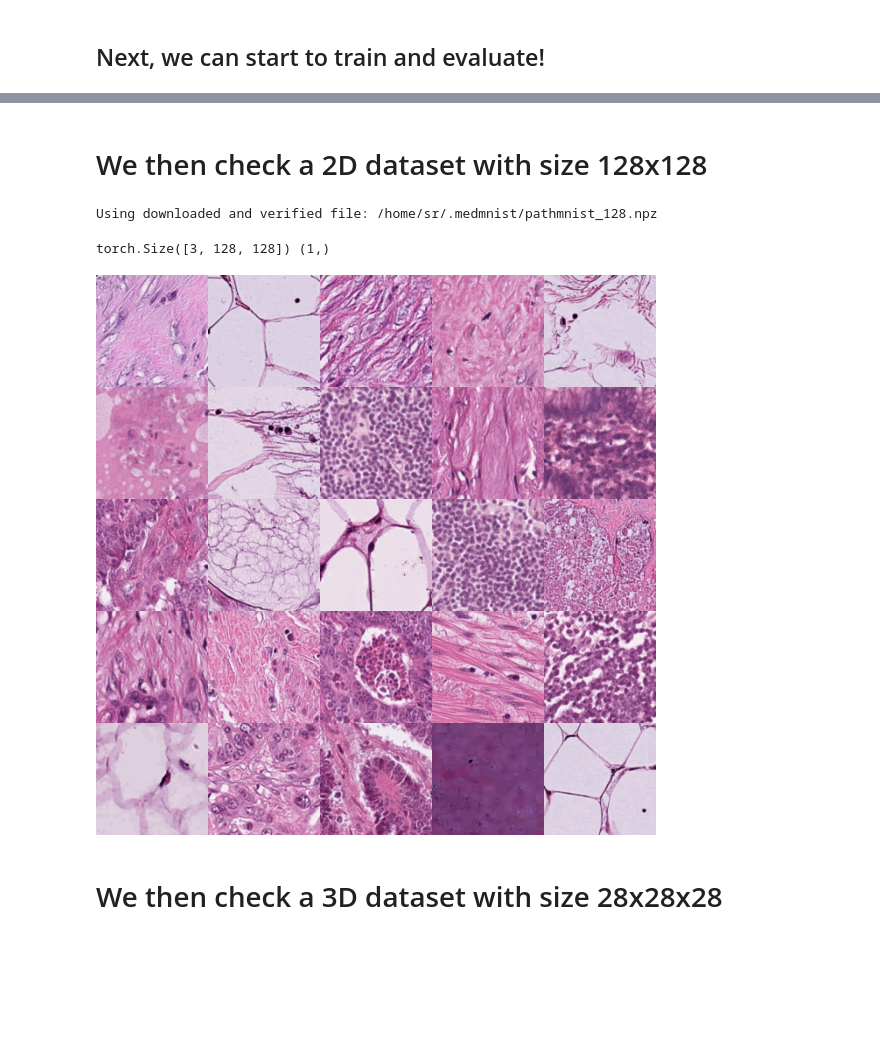
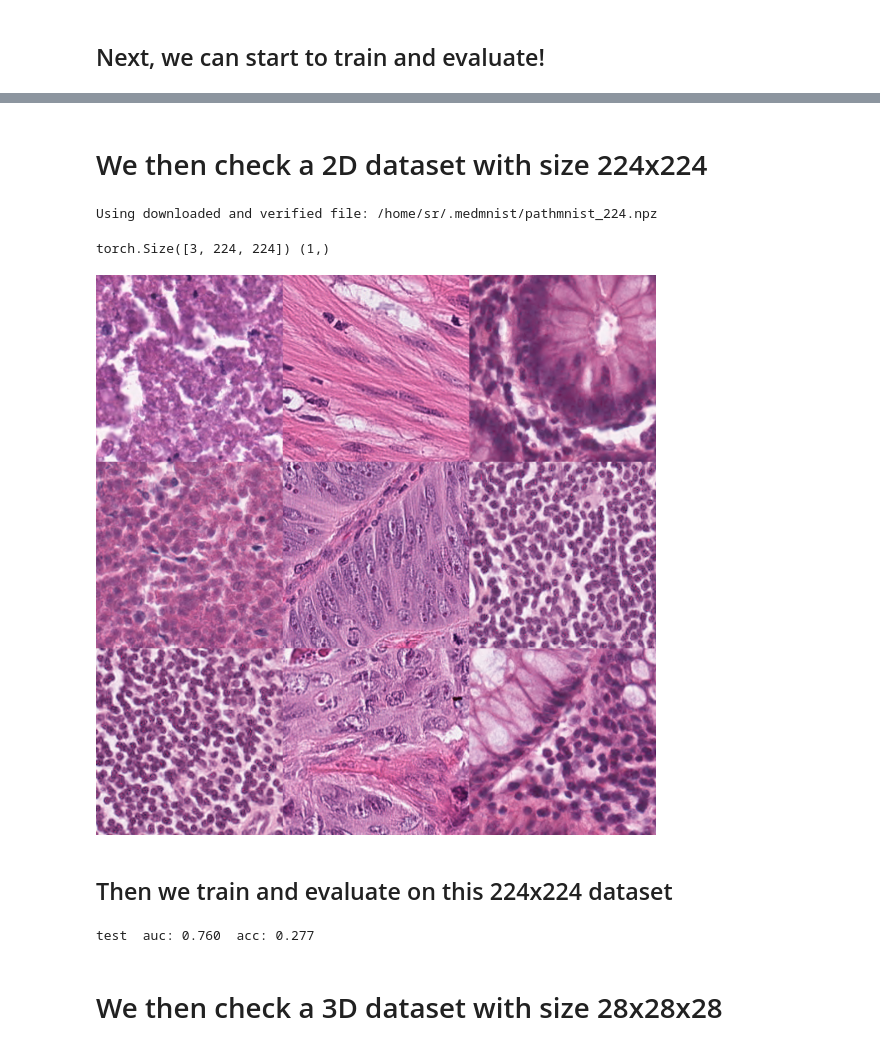
Before and after one commit to MedMNIST/MedMNIST, a Jupyter notebook: examples/getting_started.ipynb, the cells around one changed output, grey strips where cells are left out. Cells and saved outputs as stored; diff of their text form; code cells hidden in the pictures; blank space fills up the shorter version.

Commit message:
update medmnist+ details

```diff
--- a/examples/getting_started.ipynb
+++ b/examples/getting_started.ipynb
@@ -221,5 +221,5 @@ test  auc: 0.959  acc:0.785
 # %% [markdown]
-# We then check a 2D dataset with size 128x128
+# We then check a 2D dataset with size 224x224
 # %%
 data_flag = 'pathmnist'
 download = True
@@ -228,19 +228,21 @@ info = INFO[data_flag]
 DataClass = getattr(medmnist, info['python_class'])
 
 # load the data
-train_dataset = DataClass(split='train', transform=data_transform, download=download, size=128, mmap_mode='r')
+train_dataset = DataClass(split='train', transform=data_transform, download=download, size=224, mmap_mode='r')
 
 # encapsulate data into dataloader form
 train_loader = data.DataLoader(dataset=train_dataset, batch_size=BATCH_SIZE, shuffle=True)
 # %% [output]
-Using downloaded and verified file: /home/sr/.medmnist/pathmnist_128.npz
+Using downloaded and verified file: /home/sr/.medmnist/pathmnist_224.npz
 # %%
 x, y = train_dataset[0]
 
 print(x.shape, y.shape)
 # %% [output]
-torch.Size([3, 128, 128]) (1,)
+torch.Size([3, 224, 224]) (1,)
 # %%
-train_dataset.montage(length=5)
+train_dataset.montage(length=3)
 # %% [output]
-[figure, old version]
+[figure, new version]
+# %% [markdown]
+## Then we train and evaluate on this 224x224 dataset
@@ -247,3 +282,27 @@ train_dataset.montage(length=5)
+# %%
+split = 'test'
+
+model.eval()
+y_true = torch.tensor([])
+y_score = torch.tensor([])
+
+data_loader = train_loader_at_eval if split == 'train' else test_loader
+
+with torch.no_grad():
+    for inputs, targets in data_loader:
+        inputs = inputs.cuda()
+        outputs = model(inputs)
+        outputs = outputs.softmax(dim=-1)
+        y_score = torch.cat((y_score, outputs.cpu()), 0)
+
+    y_score = y_score.detach().numpy()
+
+    evaluator = Evaluator(data_flag, split, size=224)
+    metrics = evaluator.evaluate(y_score)
+
+    print('%s  auc: %.3f  acc: %.3f' % (split, *metrics))
+# %% [output]
+test  auc: 0.760  acc: 0.277
 # %% [markdown]
 # We then check a 3D dataset with size 28x28x28
 # %%
```
Also changed, not shown: parts of 8 cells of this notebook, 2 other files.
